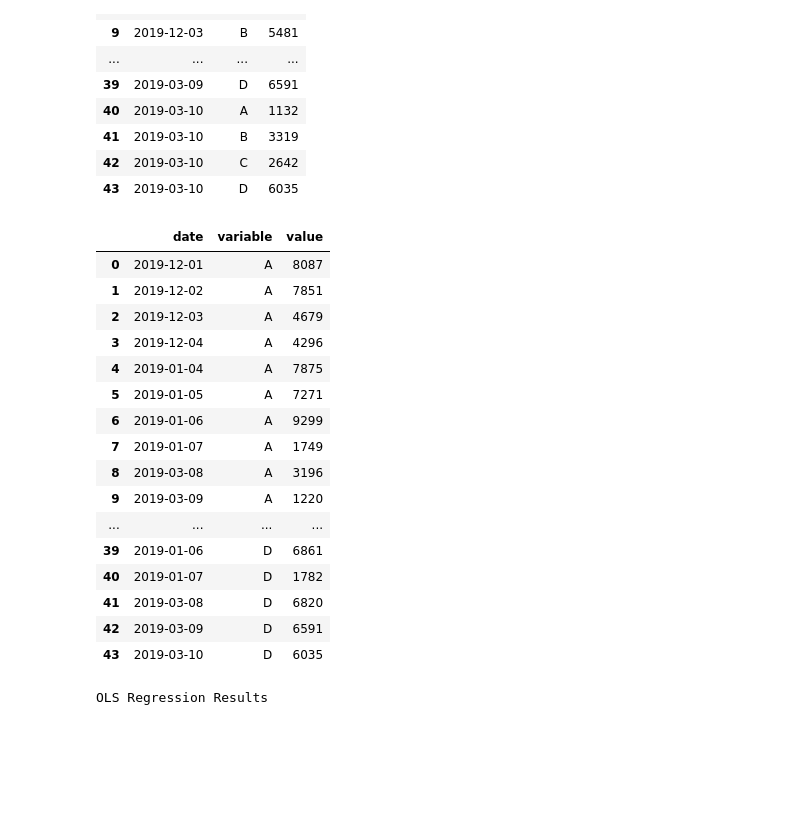
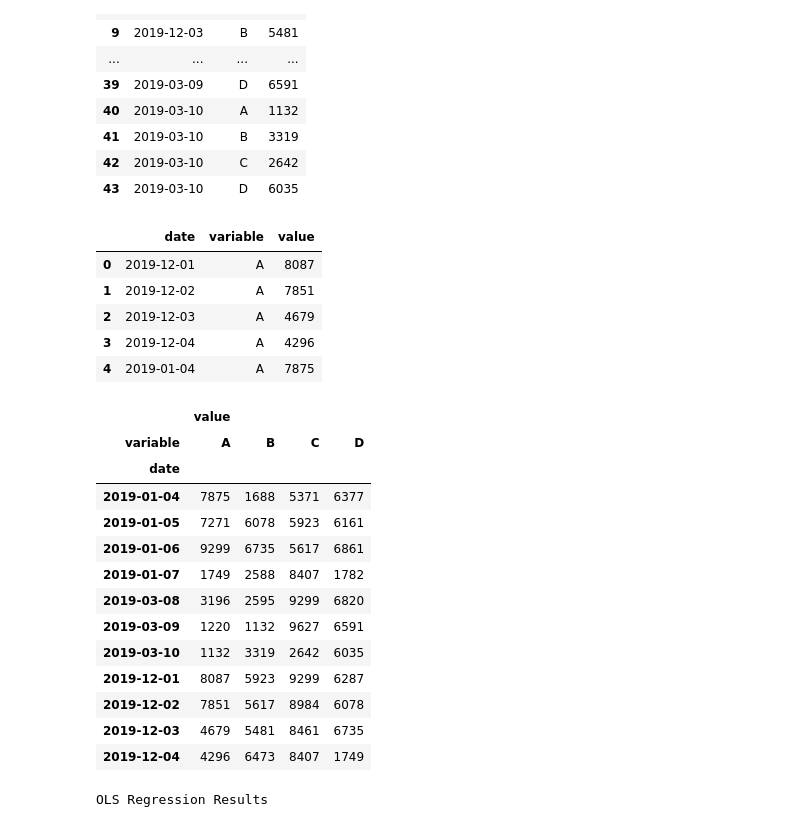
Before and after one commit to Rickiegg/statistics_by_python, a Jupyter notebook: week15_ANOVA_capstone.ipynb, the cells around one changed output. Saved outputs shown, nothing was run; the diff lists cells and outputs as text; code cells hidden in the pictures; blank space fills up the shorter version.

```diff
--- a/week15_ANOVA_capstone.ipynb
+++ b/week15_ANOVA_capstone.ipynb
@@ -48,25 +48,32 @@ data1
 | 42 | 2019-03-10 | C | 2642 |
 | 43 | 2019-03-10 | D | 6035 |
 # %%
-pd.melt(data,['date'])
+m_data=pd.melt(data,['date'])
+m_data.head()
 # %% [output]
 |  | date | variable | value |
 | 0 | 2019-12-01 | A | 8087 |
 | 1 | 2019-12-02 | A | 7851 |
 | 2 | 2019-12-03 | A | 4679 |
 | 3 | 2019-12-04 | A | 4296 |
 | 4 | 2019-01-04 | A | 7875 |
-| 5 | 2019-01-05 | A | 7271 |
-| 6 | 2019-01-06 | A | 9299 |
-| 7 | 2019-01-07 | A | 1749 |
-| 8 | 2019-03-08 | A | 3196 |
-| 9 | 2019-03-09 | A | 1220 |
-| ... | ... | ... | ... |
-| 39 | 2019-01-06 | D | 6861 |
-| 40 | 2019-01-07 | D | 1782 |
-| 41 | 2019-03-08 | D | 6820 |
-| 42 | 2019-03-09 | D | 6591 |
-| 43 | 2019-03-10 | D | 6035 |
+# %%
+pd.pivot_table(m_data,index='date',columns='variable')
+# %% [output]
+|  | value |  |  |  |
+| variable | A | B | C | D |
+| date |  |  |  |  |
+| 2019-01-04 | 7875 | 1688 | 5371 | 6377 |
+| 2019-01-05 | 7271 | 6078 | 5923 | 6161 |
+| 2019-01-06 | 9299 | 6735 | 5617 | 6861 |
+| 2019-01-07 | 1749 | 2588 | 8407 | 1782 |
+| 2019-03-08 | 3196 | 2595 | 9299 | 6820 |
+| 2019-03-09 | 1220 | 1132 | 9627 | 6591 |
+| 2019-03-10 | 1132 | 3319 | 2642 | 6035 |
+| 2019-12-01 | 8087 | 5923 | 9299 | 6287 |
+| 2019-12-02 | 7851 | 5617 | 8984 | 6078 |
+| 2019-12-03 | 4679 | 5481 | 8461 | 6735 |
+| 2019-12-04 | 4296 | 6473 | 8407 | 1749 |
 # %%
 formula='value~item'
 model=ols(formula,data=data1).fit()
```
